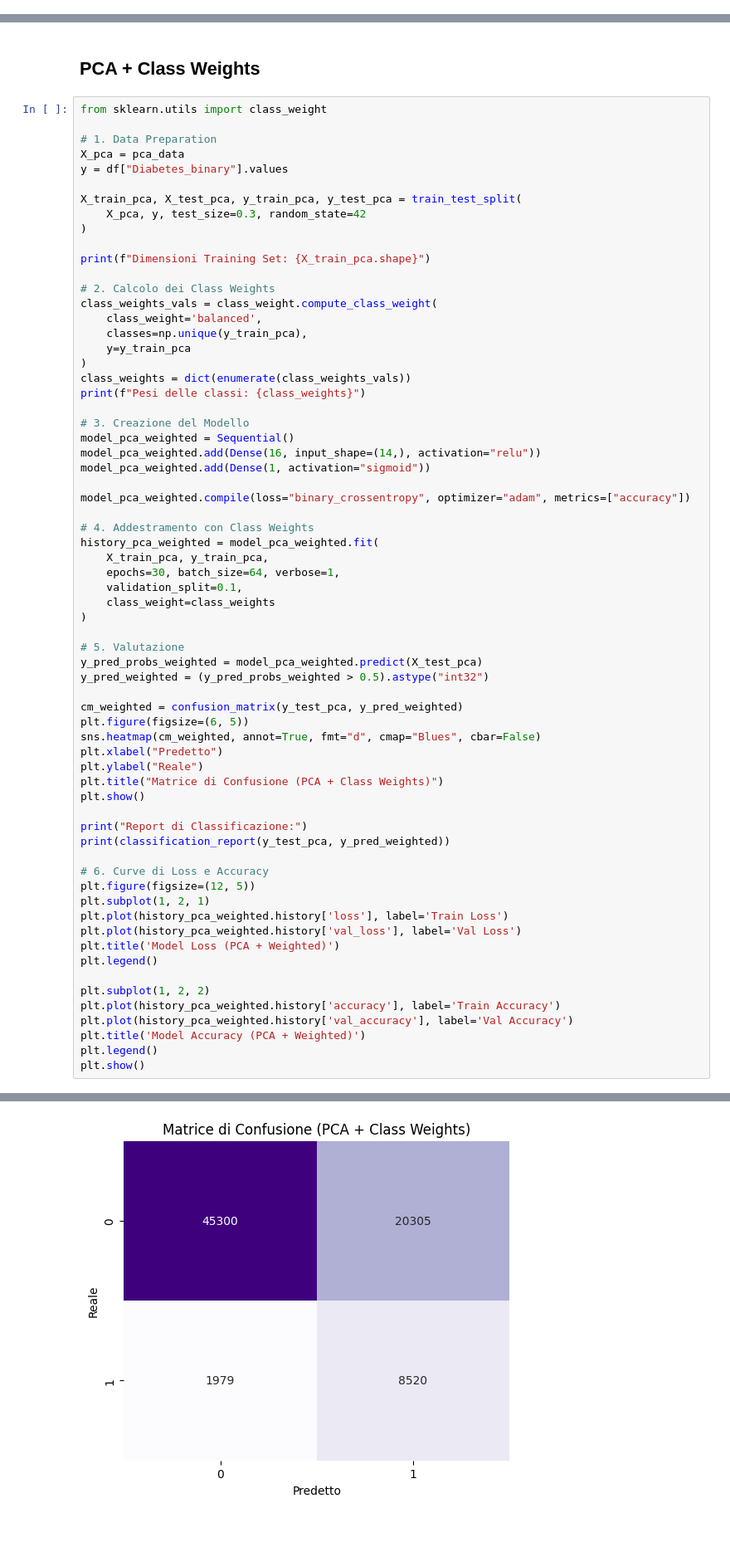
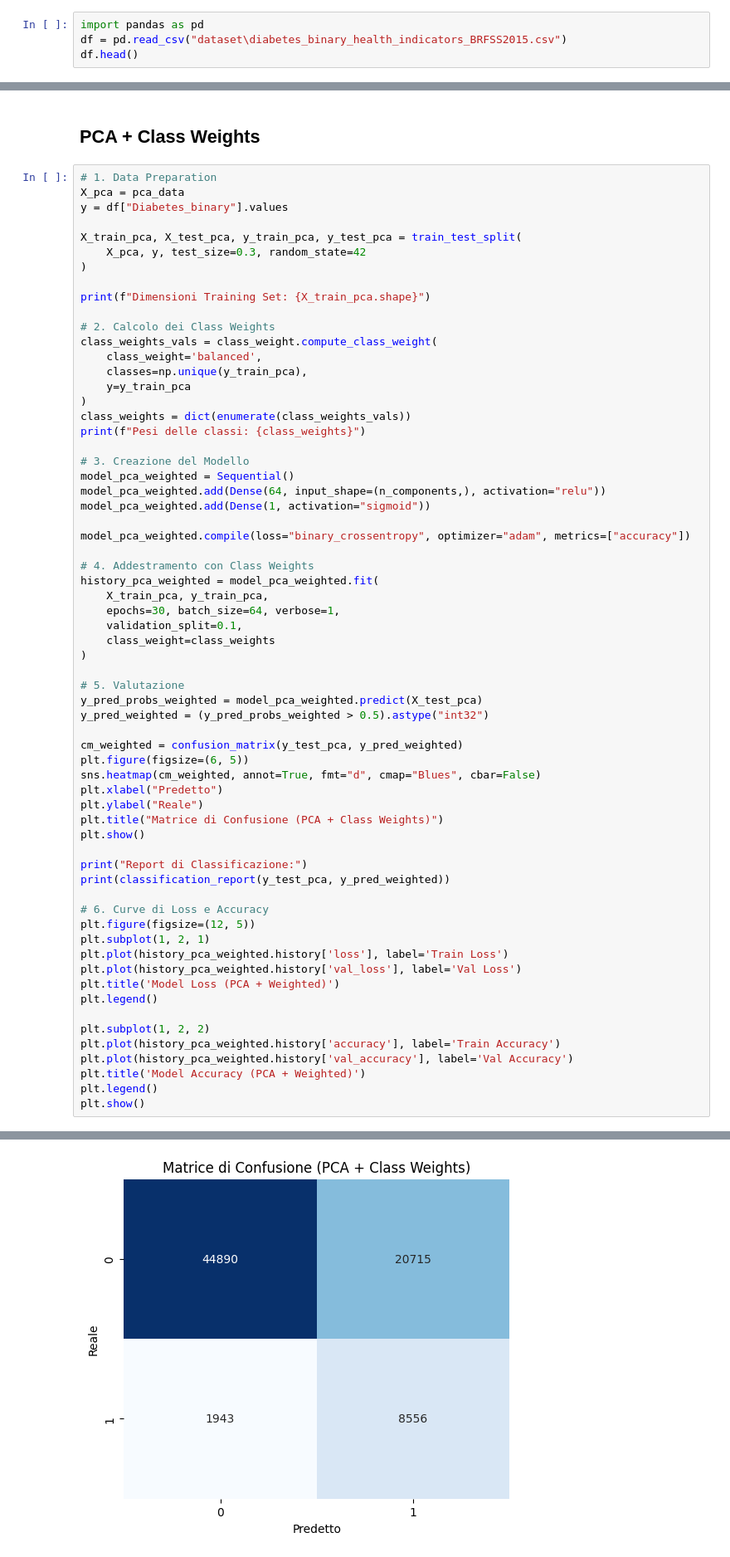
Before and after one commit to mbroglio/ML_25_26, a Jupyter notebook: ML_Project.ipynb, the cells around one changed output, grey strips where cells are left out. Shown at 83% size. Saved outputs shown, nothing was run; the diff lists cells and outputs as text; blank space fills up the shorter version.

```diff
--- a/ML_Project.ipynb
+++ b/ML_Project.ipynb
@@ -43,0 +37,4 @@ df.head()
+# %%
+import pandas as pd
+df = pd.read_csv("dataset\diabetes_binary_health_indicators_BRFSS2015.csv")
+df.head()
@@ -443,8 +658,6 @@ weighted avg       0.87      0.71      0.76     76104
 # %% [markdown]
 ## PCA + Class Weights
 # %%
-from sklearn.utils import class_weight
-
 # 1. Data Preparation
 X_pca = pca_data
 y = df["Diabetes_binary"].values
@@ -466,7 +679,7 @@ print(f"Pesi delle classi: {class_weights}")
 
 # 3. Creazione del Modello
 model_pca_weighted = Sequential()
-model_pca_weighted.add(Dense(16, input_shape=(14,), activation="relu"))
+model_pca_weighted.add(Dense(64, input_shape=(n_components,), activation="relu"))
 model_pca_weighted.add(Dense(1, activation="sigmoid"))
 
 model_pca_weighted.compile(loss="binary_crossentropy", optimizer="adam", metrics=["accuracy"])
@@ -533,4 +745,4 @@ Epoch 4/30
-[figure, old version]
+[figure, new version]
 Report di Classificazione:
               precision    recall  f1-score   support
 
```
Also changed, not shown: parts of 27 cells of this notebook.
